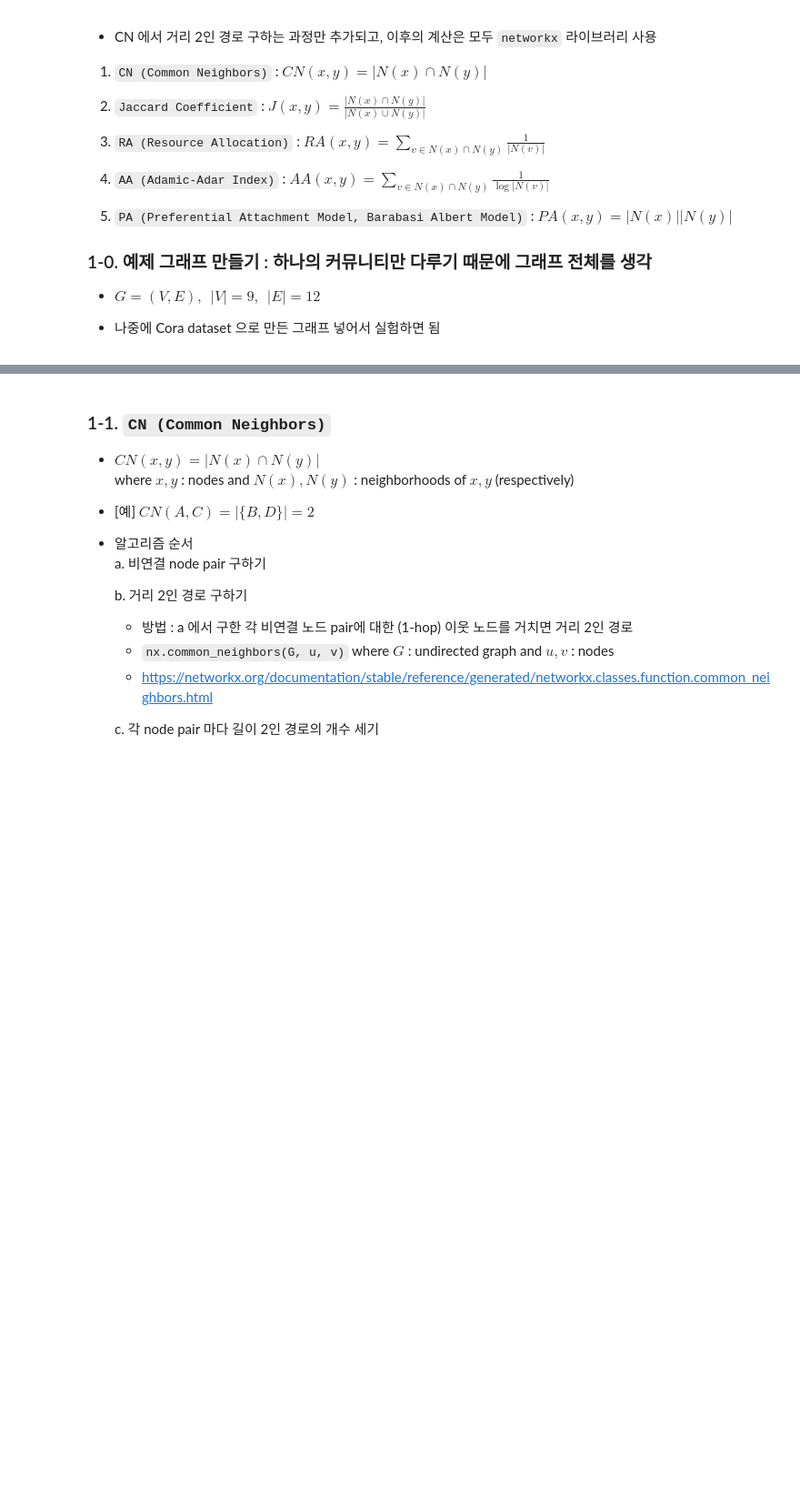
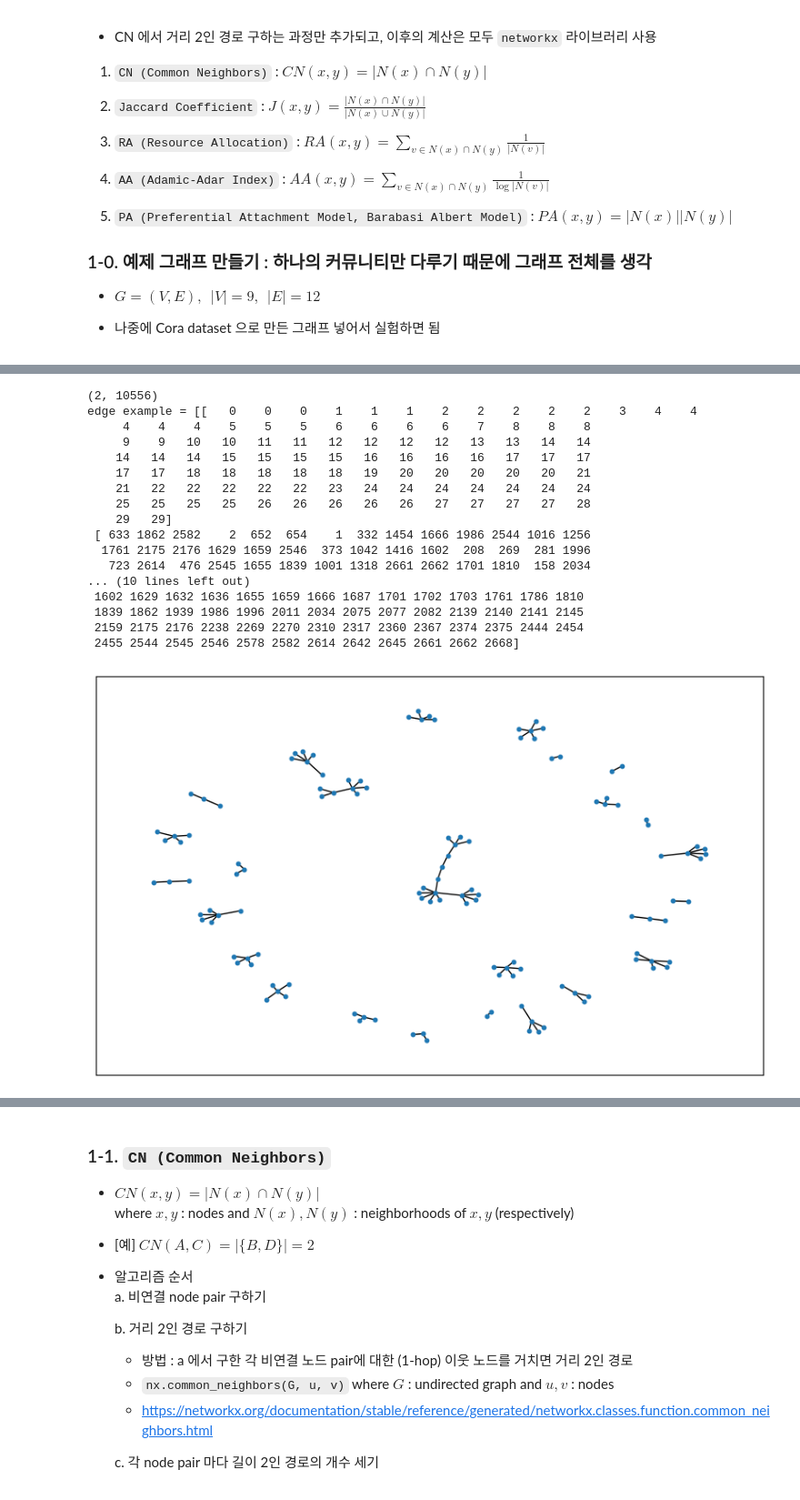
Before and after one commit to helloliz-korea/recommender, a Jupyter notebook: link_prediction_heuristic_method_Cora.ipynb, the cells around one changed output, grey strips where cells are left out. Shown at 91% size. Saved outputs shown, nothing was run; the diff lists cells and outputs as text; code cells hidden in the pictures; blank space fills up the shorter version.

```diff
--- a/link_prediction_heuristic_method_Cora.ipynb
+++ b/link_prediction_heuristic_method_Cora.ipynb
@@ -44,14 +52,35 @@ print(f'Is undirected: {data.is_undirected()} -> i.e., not directional')
 # %%
 edge_index = data.edge_index.numpy()
 print(edge_index.shape)
-edge_example = edge_index[:, np.where(edge_index[0]==30)[0]]
-print(edge_example)
 
+## Example : edge=6, node=7
+edge_example = edge_index[:, np.where(edge_index[0]<30)[0]]
+print('edge example = %s' % edge_example)
 node_example = np.unique(edge_example.flatten())
+print('node example = %s' % node_example)
 plt.figure(figsize=(10, 6))
-G = nx.Graph()
-G.add_nodes_from(node_example)
-G.add_edges_from(list(zip(edge_example[0], edge_example[1])))
-nx.draw_networkx(G, with_labels=False)
+sub_G = nx.Graph()
+sub_G.add_nodes_from(node_example)
+sub_G.add_edges_from(list(zip(edge_example[0], edge_example[1])))
+nx.draw_networkx(G, with_labels=False, node_size=10)
+# %% [output]
+(2, 10556)
+edge example = [[   0    0    0    1    1    1    2    2    2    2    2    3    4    4
+     4    4    4    5    5    5    6    6    6    6    7    8    8    8
+     9    9   10   10   11   11   12   12   12   12   13   13   14   14
+    14   14   14   15   15   15   15   16   16   16   16   17   17   17
+    17   17   18   18   18   18   18   19   20   20   20   20   20   21
+    21   22   22   22   22   22   23   24   24   24   24   24   24   24
+    25   25   25   25   26   26   26   26   26   27   27   27   27   28
+    29   29]
+ [ 633 1862 2582    2  652  654    1  332 1454 1666 1986 2544 1016 1256
+  1761 2175 2176 1629 1659 2546  373 1042 1416 1602  208  269  281 1996
+   723 2614  476 2545 1655 1839 1001 1318 2661 2662 1701 1810  158 2034
+... (10 lines left out)
+ 1602 1629 1632 1636 1655 1659 1666 1687 1701 1702 1703 1761 1786 1810
+ 1839 1862 1939 1986 1996 2011 2034 2075 2077 2082 2139 2140 2141 2145
+ 2159 2175 2176 2238 2269 2270 2310 2317 2360 2367 2374 2375 2444 2454
+ 2455 2544 2545 2546 2578 2582 2614 2642 2645 2661 2662 2668]
+[figure, added]
 # %%
 print(f'Average node degree: {data.num_edges / data.num_nodes:.2f}')
```
Also changed, not shown: parts of 16 cells of this notebook.
